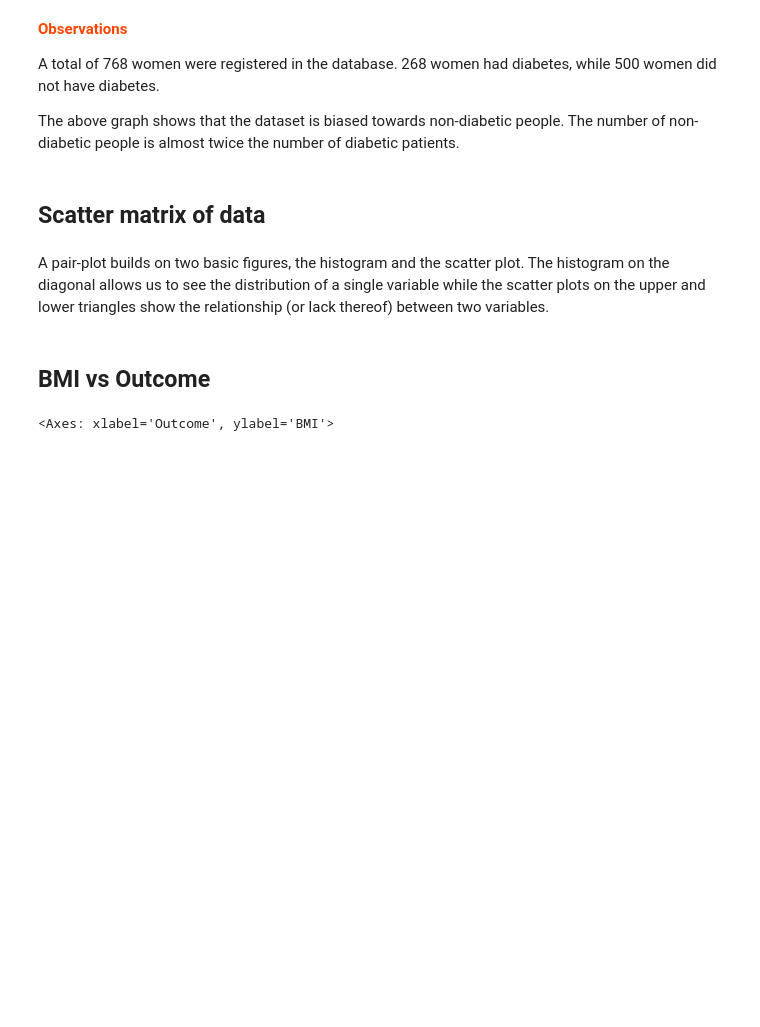
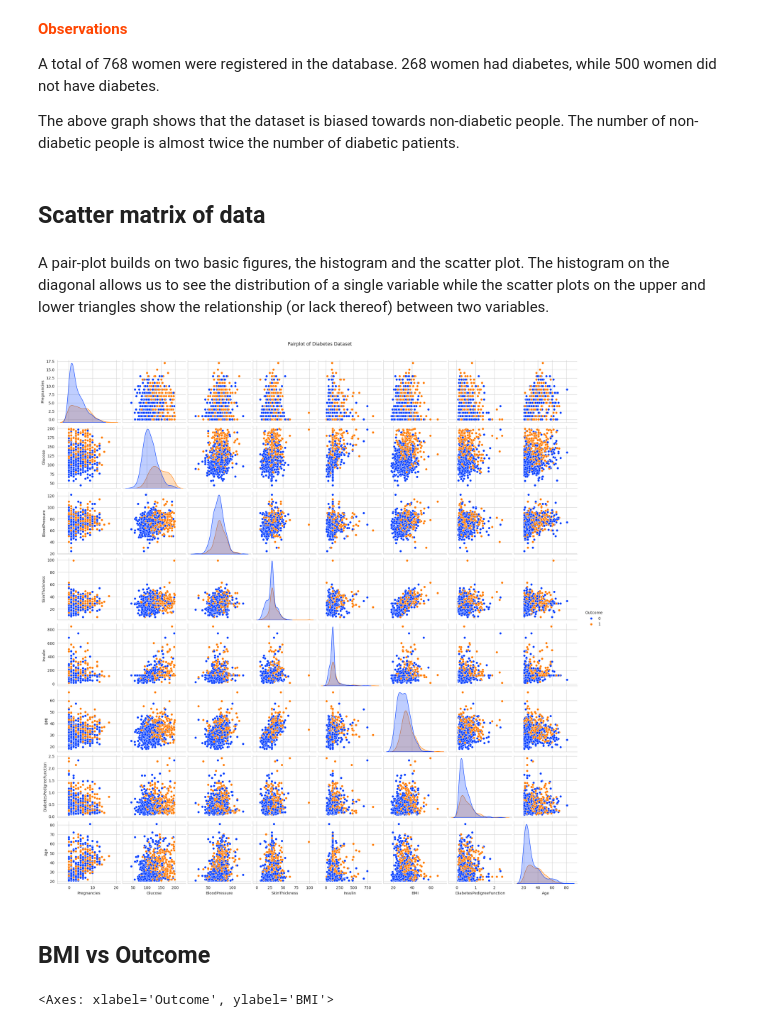
Before and after one commit to Satyanarayana53/FMML_Projects_and_labs, a Jupyter notebook: FMML_Module_3_project_2024.ipynb, the cells around one changed output. Drawn from its saved outputs; the diff is of its cells as text; code cells hidden in the pictures; blank space fills up the shorter version.

```diff
--- a/FMML_Module_3_project_2024.ipynb
+++ b/FMML_Module_3_project_2024.ipynb
@@ -161,6 +191,17 @@ The above graph shows that the dataset is biased towards non-diabetic people. Th
 A pair-plot builds on two basic figures, the histogram and the scatter plot. The histogram on the diagonal allows us to see the distribution of a single variable while the scatter plots on the upper and lower triangles show the relationship (or lack thereof) between two variables.
 # %%
 ## TASK-2: Display a pairplot using Seaborn for the diabetes dataset, with the 'outcome' as the hue.
+
+
+# Load the CSV file into a DataFrame
+diabetes_data = pd.read_csv('preprocessed_diabetes_data.csv')
+
+# Pairplot using Seaborn with 'Outcome' as the hue
+sns.pairplot(diabetes_data, hue='Outcome', palette='bright')
+plt.suptitle("Pairplot of Diabetes Dataset", y=1.02)  # Adjust title position
+plt.show()
+# %% [output]
+[figure, added]
 # %% [markdown]
 ## BMI vs Outcome
 # %%
```
Also changed, not shown: parts of 16 cells of this notebook.
